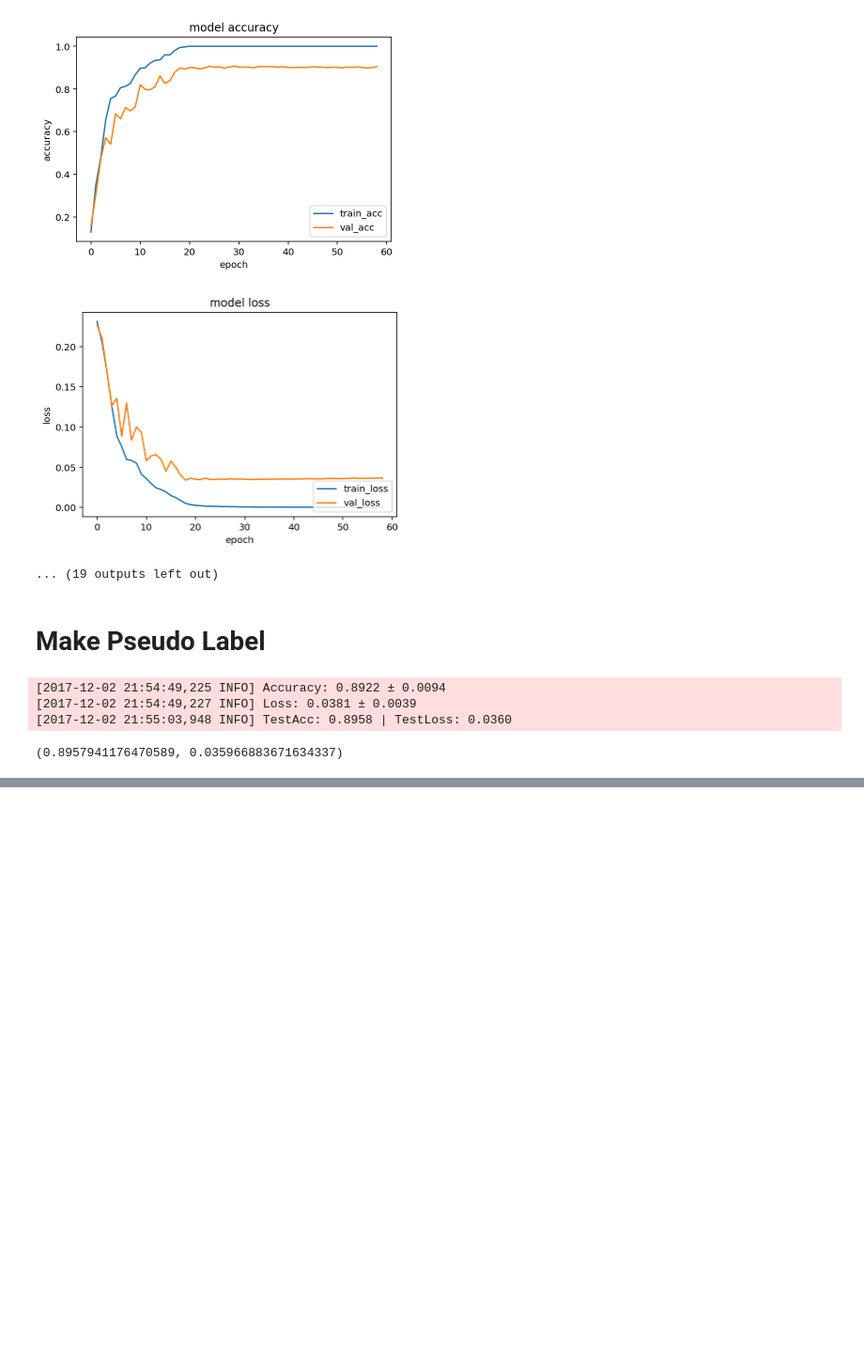
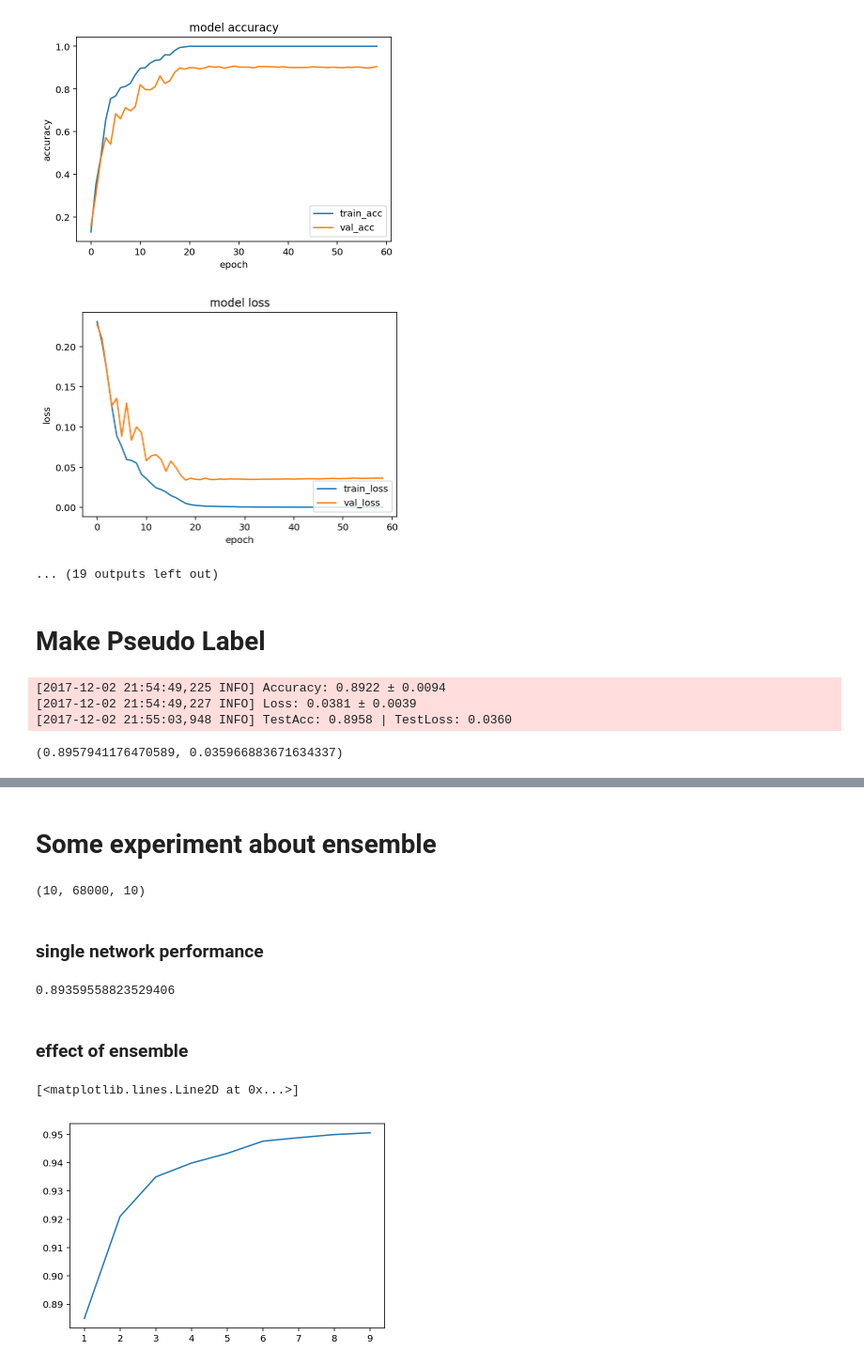
Before and after one commit to lyakaap/notebooks, a Jupyter notebook: PseudoLabel/Make-Pseudo-Label.ipynb, the cells around one changed output, grey strips where cells are left out. Shown at 94% size. Cells and saved outputs as stored; diff of their text form; code cells hidden in the pictures; blank space fills up the shorter version.

```diff
--- a/PseudoLabel/Make-Pseudo-Label.ipynb
+++ b/PseudoLabel/Make-Pseudo-Label.ipynb
@@ -277,6 +276,7 @@ def _test(model, data_loader, criterion, make_pl=False):
     )
 
     if make_pl:
+        pseudo_label = np.exp(pseudo_label)
         np.save('./save/pseudo_label_{}.npy'.format(ex_name), pseudo_label)
 
     return acc, loss
@@ -448,0 +712,28 @@ _test(model, test_loader, criterion, make_pl=True)
+# %% [markdown]
+# Some experiment about ensemble
+# %%
+npys = []
+for i in range(10):
+    npys.append(np.load('./save/committee/pseudo_label_{}.npy'.format(i)))
+
+npys = np.array(npys)
+npys.shape
+# %% [output]
+(10, 68000, 10)
+# %% [markdown]
+### single network performance
+# %%
+results['acc'].mean()
+# %% [output]
+0.89359558823529406
+# %% [markdown]
+### effect of ensemble
+# %%
+import  matplotlib.pyplot as plt
+plt.plot(
+    [i for i in range(1, 10)],
+    [(np.argmax(y_test, axis=1) == np.argmax(np.mean(npys[:i], axis=0), axis=-1)).mean() for i in range(1, 10)],
+)
+# %% [output]
+[<matplotlib.lines.Line2D at 0x...>]
+[figure, added]
```
Also changed, not shown: parts of 9 cells of this notebook, 4 other files.
